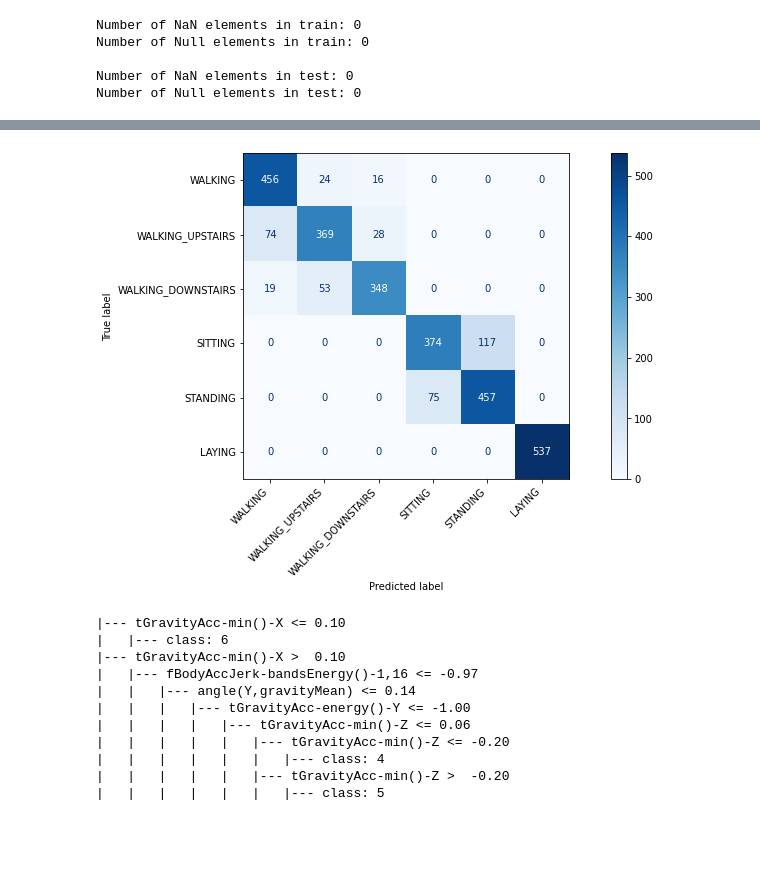
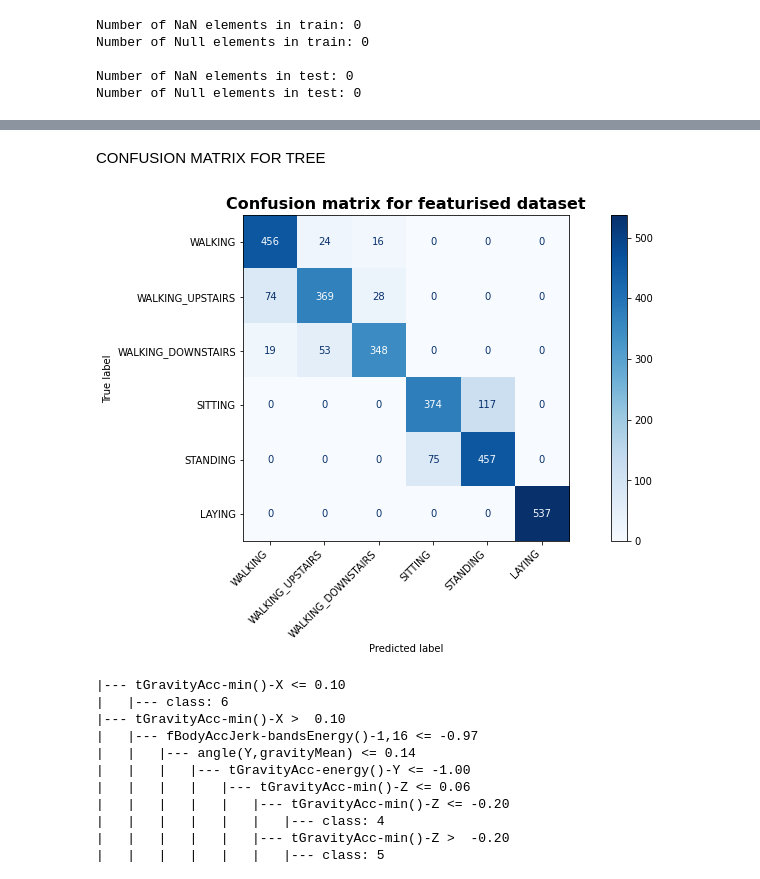
Before and after one commit to vinayak-rana/es335-24-fall-assignment-1, a Jupyter notebook: Task-2.ipynb, the cells around one changed output, grey strips where cells are left out. Cells and saved outputs as stored; diff of their text form; code cells hidden in the pictures; blank space fills up the shorter version.

```diff
--- a/Task-2.ipynb
+++ b/Task-2.ipynb
@@ -373,11 +416,14 @@ print(classification_report(df_test_y,predictions_extracted))
 weighted avg       0.86      0.86      0.86      2947
+# %% [markdown]
+CONFUSION MATRIX FOR TREE
 # %%
 cm=confusion_matrix(df_test_y,predictions_extracted)
 fig,ax=plt.subplots(figsize=(15,6))
 cm=ConfusionMatrixDisplay(cm,display_labels=classes)
 cm.plot(cmap='Blues',ax=ax)
+plt.title('Confusion matrix for featurised dataset',fontweight='bold',fontsize=16)
 plt.xticks(rotation=45,ha='right')
 plt.show()
 # %% [output]
-[figure, old version]
+[figure, new version]
 # %%
```
Also changed, not shown: parts of 119 cells of this notebook.
